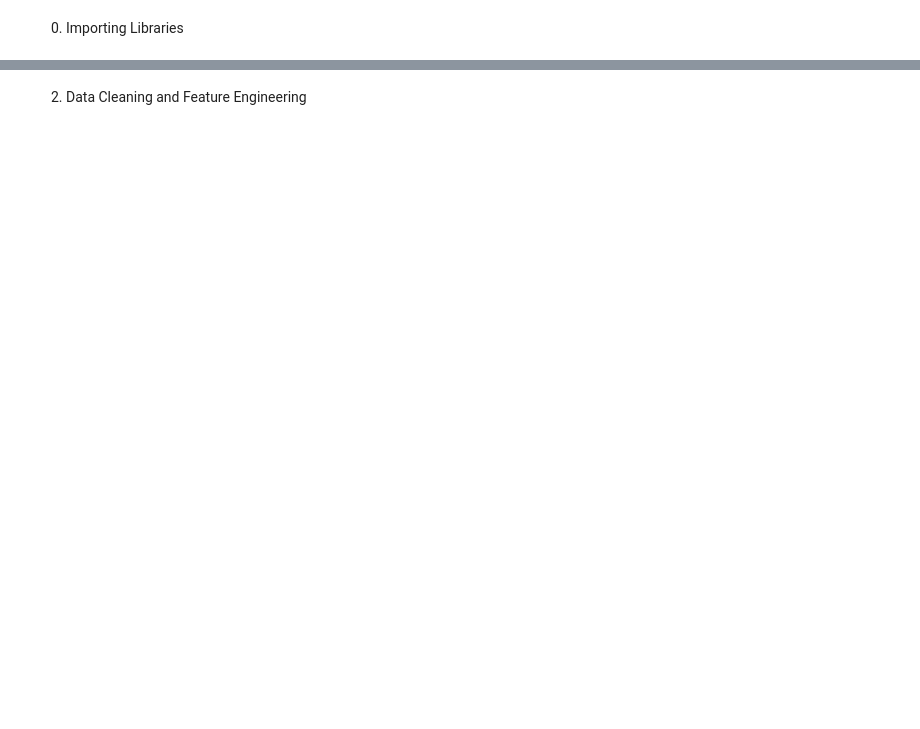
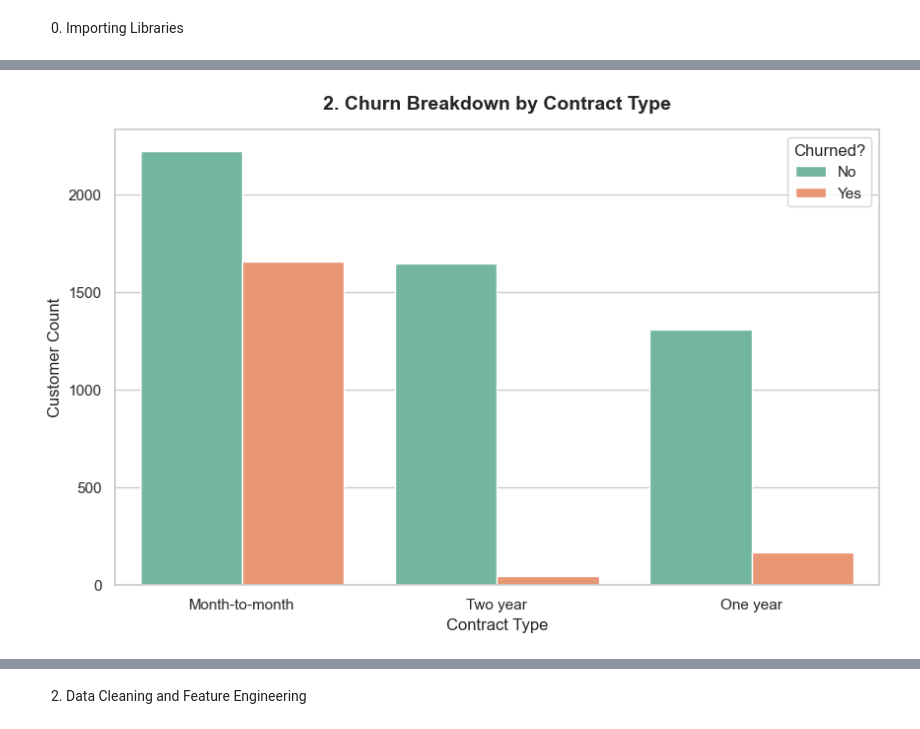
Before and after one commit to SymRaza/Customer-Churn-Predictor, a Jupyter notebook: churn_predictor.ipynb, the cells around one changed output, grey strips where cells are left out. Saved outputs shown, nothing was run; the diff lists cells and outputs as text; code cells hidden in the pictures; blank space fills up the shorter version.

```diff
--- a/churn_predictor.ipynb
+++ b/churn_predictor.ipynb
@@ -34,0 +77,18 @@ Sayem
+# %%
+plt.figure(figsize=(10, 6))
+
+# Get the order of contracts based on how common they are
+contract_order = df['Contract'].value_counts().index
+
+# Create a grouped count plot
+sns.countplot(data=df, x='Contract', hue='Churn', palette='Set2', order=contract_order)
+
+# Add titles and enhance presentation
+plt.title('2. Churn Breakdown by Contract Type', fontsize=14, fontweight='bold', pad=15)
+plt.xlabel('Contract Type', fontsize=12)
+plt.ylabel('Customer Count', fontsize=12)
+plt.legend(title='Churned?')
+
+plt.show()
+# %% [output]
+[figure, added]
```
Also changed, not shown: parts of 12 cells of this notebook, 1 other file.
